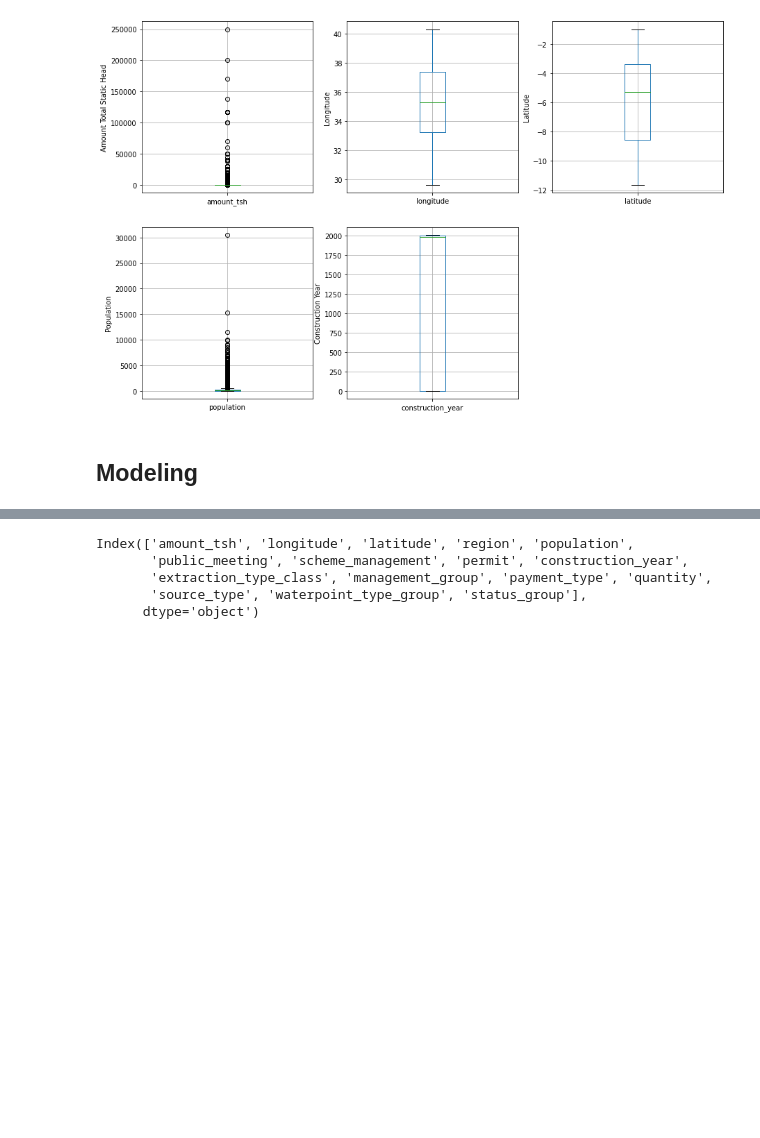
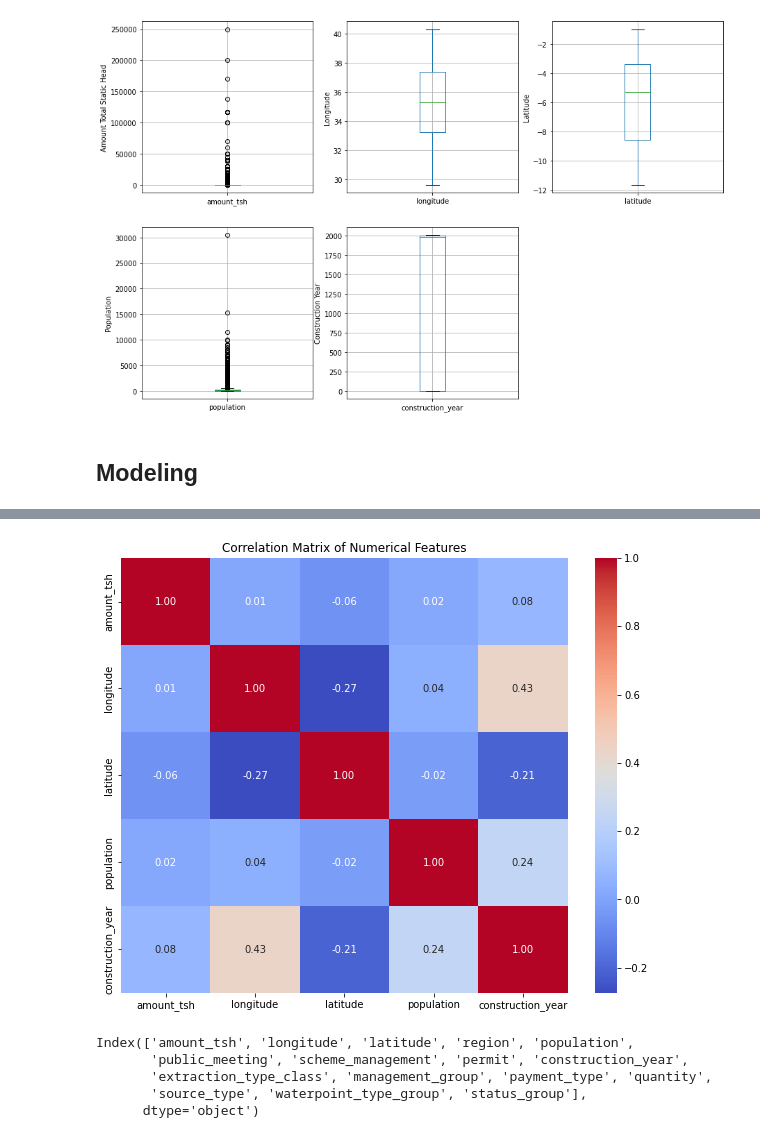
Before and after one commit to morgannash1/water_wells_project, a Jupyter notebook: notebook.ipynb, the cells around one changed output, grey strips where cells are left out. Drawn from its saved outputs; the diff is of its cells as text; code cells hidden in the pictures; blank space fills up the shorter version.

```diff
--- a/notebook.ipynb
+++ b/notebook.ipynb
@@ -856,6 +856,20 @@ df_clean.head()
 | 3 | 0.0 | 38.486161 | -11.155298 | Mtwara | 58 | True | VWC | True | ... |
 | 5 | 20.0 | 39.172796 | -4.765587 | Tanga | 1 | True | VWC | True | ... |
 | 6 | 0.0 | 33.362410 | -3.766365 | Shinyanga | 0 | True | VWC | True | ... |
+# %%
+# Select only the numerical columns from the cleaned dataframe
+numerical_df = df_clean.select_dtypes(include=np.number)
+
+# Calculate the correlation matrix
+correlation_matrix = numerical_df.corr()
+
+# Display the correlation matrix as a heatmap
+plt.figure(figsize=(10, 8))
+sns.heatmap(correlation_matrix, annot=True, cmap='coolwarm', fmt=".2f")
+plt.title('Correlation Matrix of Numerical Features')
+plt.show()
+# %% [output]
+[figure, added]
 # %%
 df_clean.columns
 # %% [output]
```
Also changed, not shown: parts of 1 cell of this notebook.
